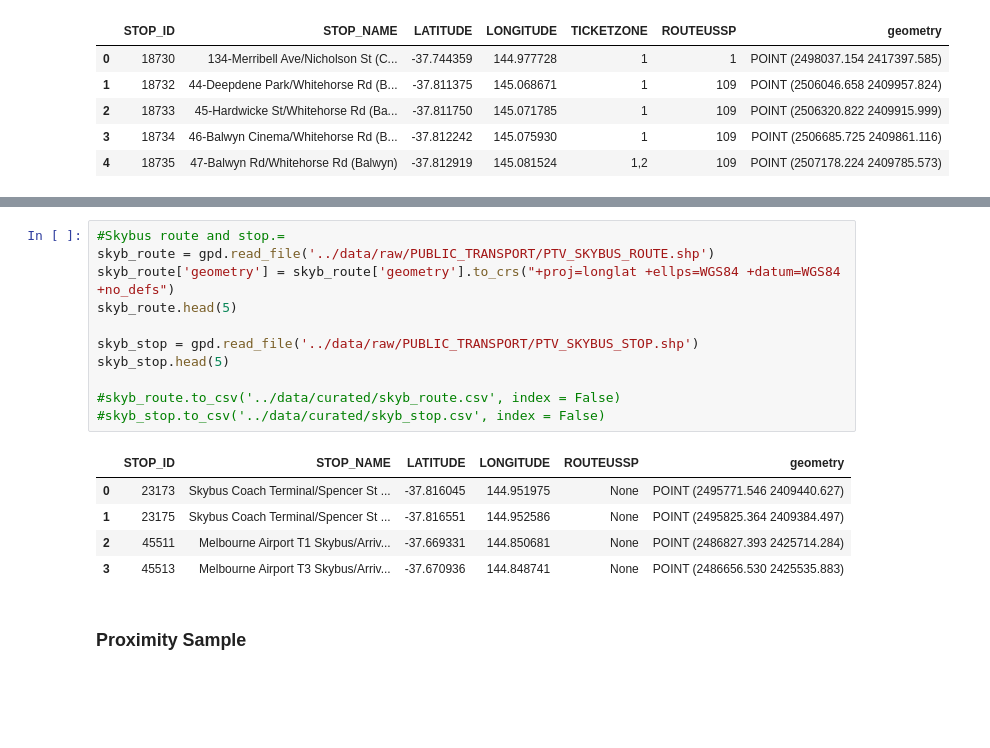
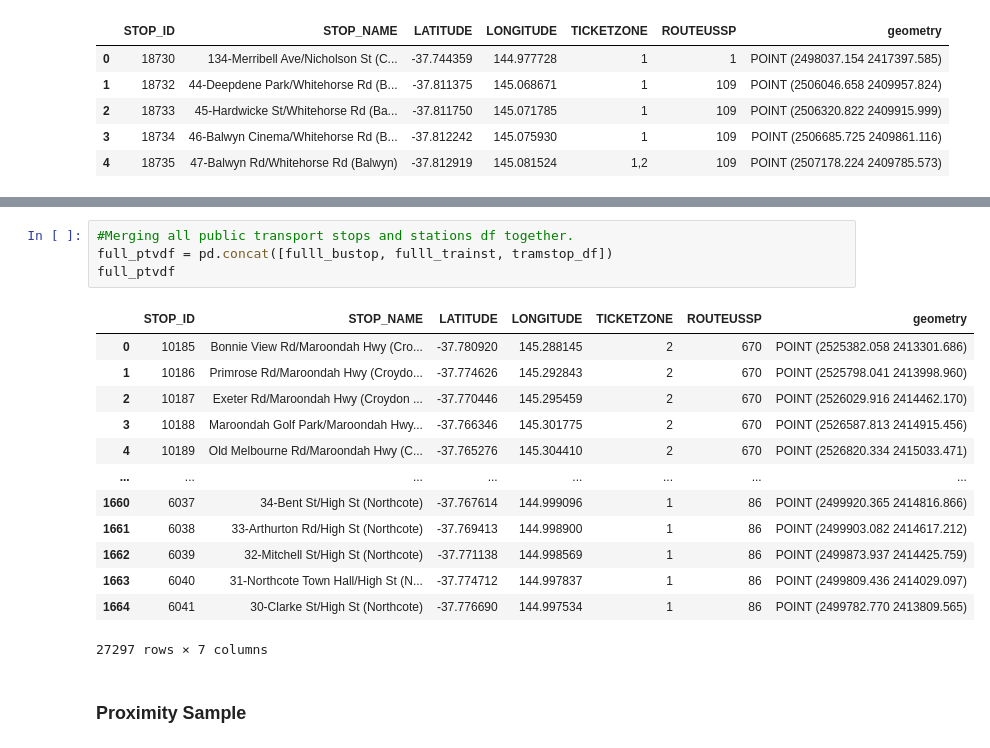
Before and after one commit to MAST30034-Applied-Data-Science/generic-real-estate-consulting-project-group-32, a Jupyter notebook: notebooks/publictransport.ipynb, the cells around one changed output, grey strips where cells are left out. Cells and saved outputs as stored; diff of their text form; blank space fills up the shorter version.

```diff
--- a/notebooks/publictransport.ipynb
+++ b/notebooks/publictransport.ipynb
@@ -141,20 +142,21 @@ coachstop_df.head(5)
-# %%
-#Skybus route and stop.=
-skyb_route = gpd.read_file('../data/raw/PUBLIC_TRANSPORT/PTV_SKYBUS_ROUTE.shp')
-skyb_route['geometry'] = skyb_route['geometry'].to_crs("+proj=longlat +ellps=WGS84 +datum=WGS84 +no_defs")
-skyb_route.head(5)
-
-skyb_stop = gpd.read_file('../data/raw/PUBLIC_TRANSPORT/PTV_SKYBUS_STOP.shp')
-skyb_stop.head(5)
-
-#skyb_route.to_csv('../data/curated/skyb_route.csv', index = False)
-#skyb_stop.to_csv('../data/curated/skyb_stop.csv', index = False)
-# %% [output]
-|  | STOP_ID | STOP_NAME | LATITUDE | LONGITUDE | ROUTEUSSP | geometry |
-| 0 | 23173 | Skybus Coach Terminal/Spencer St ... | -37.816045 | 144.951975 | None | POINT (2495771.546 2409440.627) |
-| 1 | 23175 | Skybus Coach Terminal/Spencer St ... | -37.816551 | 144.952586 | None | POINT (2495825.364 2409384.497) |
-| 2 | 45511 | Melbourne Airport T1 Skybus/Arriv... | -37.669331 | 144.850681 | None | POINT (2486827.393 2425714.284) |
-| 3 | 45513 | Melbourne Airport T3 Skybus/Arriv... | -37.670936 | 144.848741 | None | POINT (2486656.530 2425535.883) |
+# %%
+#Merging all public transport stops and stations df together.
+full_ptvdf = pd.concat([fulll_bustop, fulll_trainst, tramstop_df])
+full_ptvdf
+# %% [output]
+|  | STOP_ID | STOP_NAME | LATITUDE | LONGITUDE | TICKETZONE | ROUTEUSSP | geometry |
+| 0 | 10185 | Bonnie View Rd/Maroondah Hwy (Cro... | -37.780920 | 145.288145 | 2 | 670 | POINT (2525382.058 2413301.686) |
+| 1 | 10186 | Primrose Rd/Maroondah Hwy (Croydo... | -37.774626 | 145.292843 | 2 | 670 | POINT (2525798.041 2413998.960) |
+| 2 | 10187 | Exeter Rd/Maroondah Hwy (Croydon ... | -37.770446 | 145.295459 | 2 | 670 | POINT (2526029.916 2414462.170) |
+| 3 | 10188 | Maroondah Golf Park/Maroondah Hwy... | -37.766346 | 145.301775 | 2 | 670 | POINT (2526587.813 2414915.456) |
+| 4 | 10189 | Old Melbourne Rd/Maroondah Hwy (C... | -37.765276 | 145.304410 | 2 | 670 | POINT (2526820.334 2415033.471) |
+| ... | ... | ... | ... | ... | ... | ... | ... |
+| 1660 | 6037 | 34-Bent St/High St (Northcote) | -37.767614 | 144.999096 | 1 | 86 | POINT (2499920.365 2414816.866) |
+| 1661 | 6038 | 33-Arthurton Rd/High St (Northcote) | -37.769413 | 144.998900 | 1 | 86 | POINT (2499903.082 2414617.212) |
+| 1662 | 6039 | 32-Mitchell St/High St (Northcote) | -37.771138 | 144.998569 | 1 | 86 | POINT (2499873.937 2414425.759) |
+| 1663 | 6040 | 31-Northcote Town Hall/High St (N... | -37.774712 | 144.997837 | 1 | 86 | POINT (2499809.436 2414029.097) |
+| 1664 | 6041 | 30-Clarke St/High St (Northcote) | -37.776690 | 144.997534 | 1 | 86 | POINT (2499782.770 2413809.565) |
+27297 rows × 7 columns
 # %% [markdown]
 ### Proximity Sample
 # %%
```
Also changed, not shown: parts of 9 cells of this notebook.
